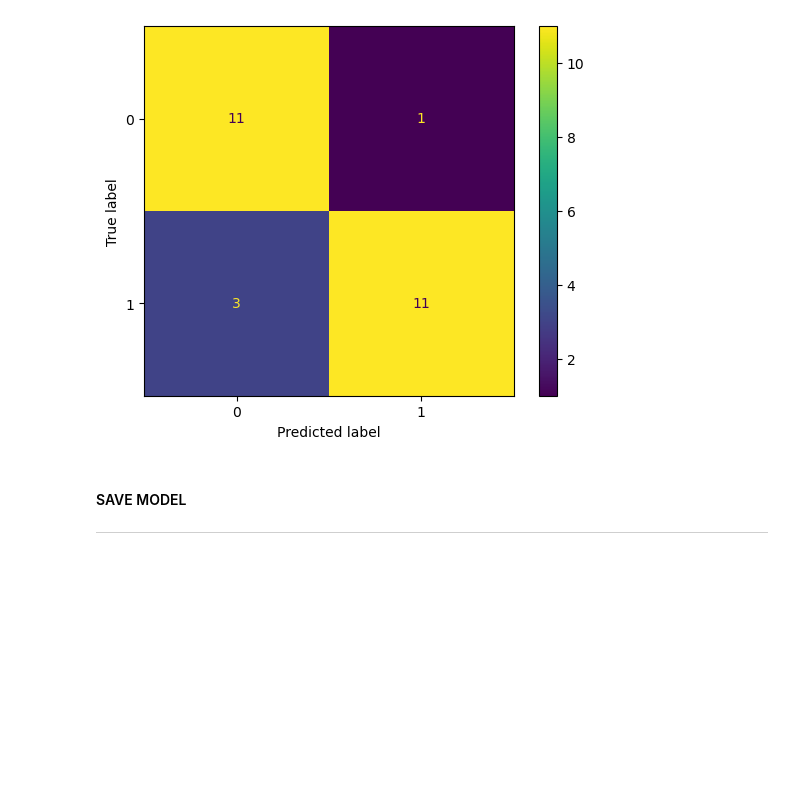
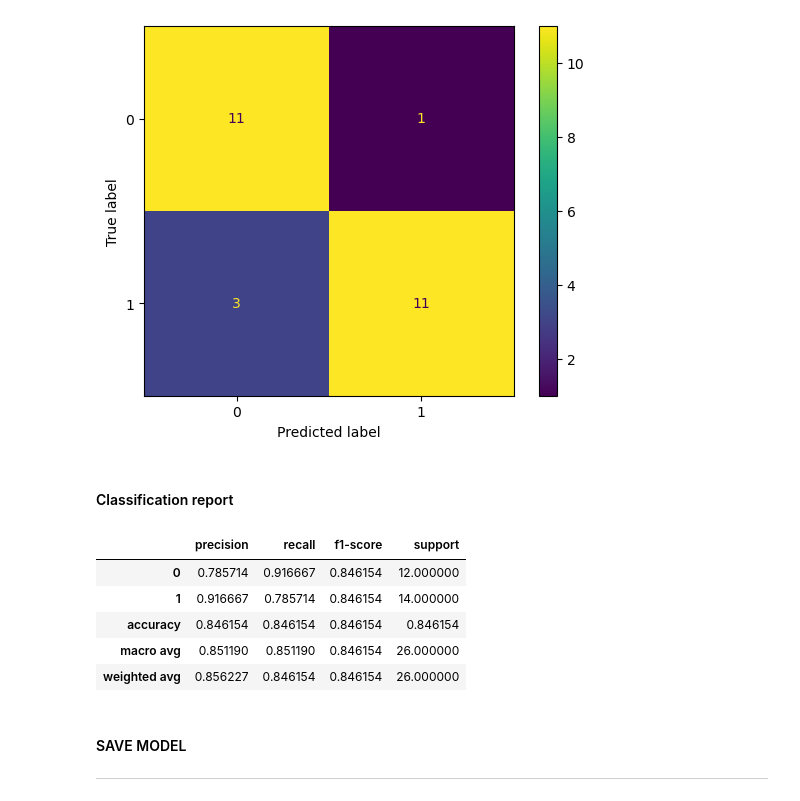
Before and after one commit to srkpa/WhyIJE0AT78iASO4, a Jupyter notebook: ACME.ipynb, the cells around one changed output. Saved outputs shown, nothing was run; the diff lists cells and outputs as text; code cells hidden in the pictures; blank space fills up the shorter version.

Commit message:
fix(ACME): :safety_vest: Feature selection method description + Classification report

```diff
--- a/ACME.ipynb
+++ b/ACME.ipynb
@@ -240,6 +258,22 @@ ConfusionMatrixDisplay(confusion_matrix=conf_mat).plot()
 # %% [output]
 <sklearn.metrics._plot.confusion_matrix.ConfusionMatrixDisplay at 0x...>
 [figure]
+# %% [markdown]
+#### Classification report
+# %%
+from sklearn.metrics import classification_report
+
+report = classification_report(y_test, predictions, output_dict=True)
+df_classification_report = DataFrame(report).transpose()
+df_classification_report.sort_values(by=['f1-score'], ascending=False, inplace=True)
+df_classification_report
+# %% [output]
+|  | precision | recall | f1-score | support |
+| 0 | 0.785714 | 0.916667 | 0.846154 | 12.000000 |
+| 1 | 0.916667 | 0.785714 | 0.846154 | 14.000000 |
+| accuracy | 0.846154 | 0.846154 | 0.846154 | 0.846154 |
+| macro avg | 0.851190 | 0.851190 | 0.846154 | 26.000000 |
+| weighted avg | 0.856227 | 0.846154 | 0.846154 | 26.000000 |
 # %% [markdown]
 #### SAVE MODEL
 ---
```
Also changed, not shown: parts of 4 cells of this notebook.
